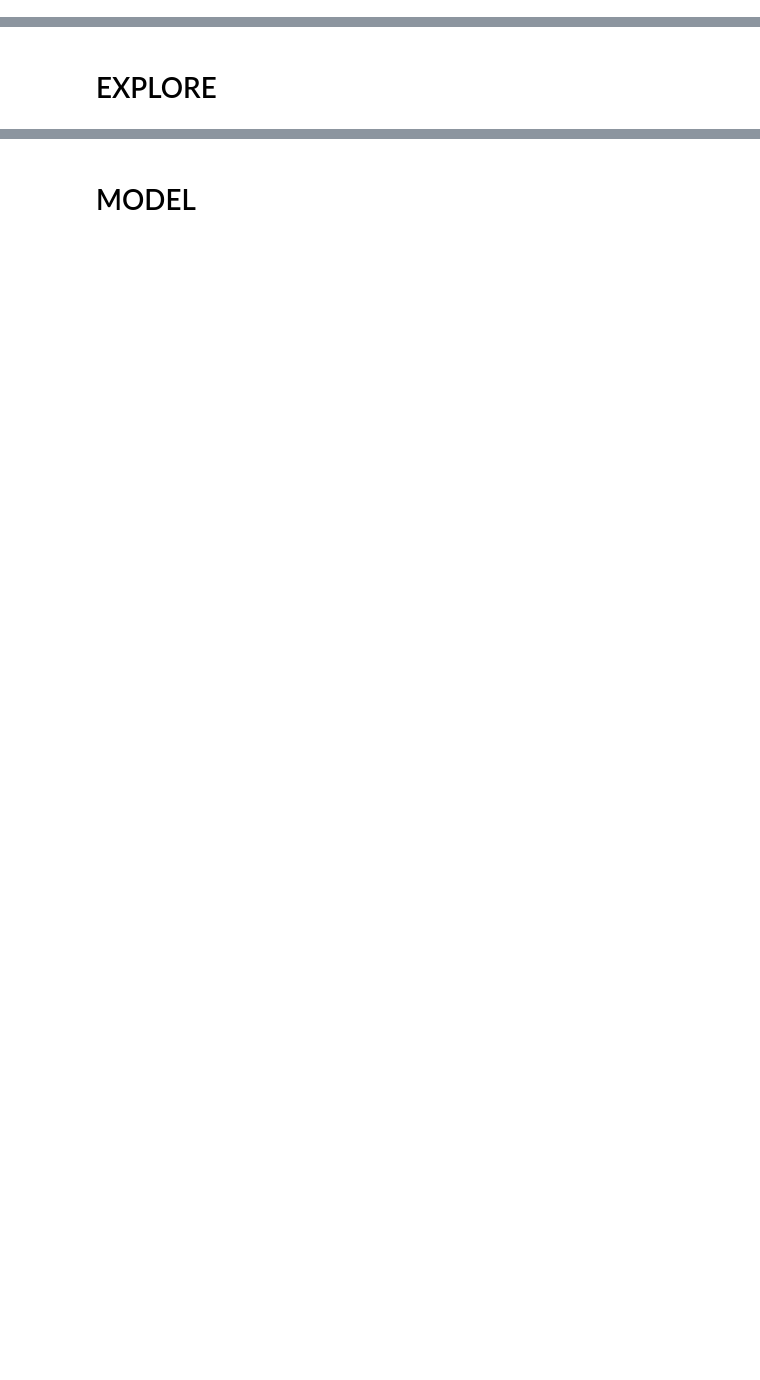
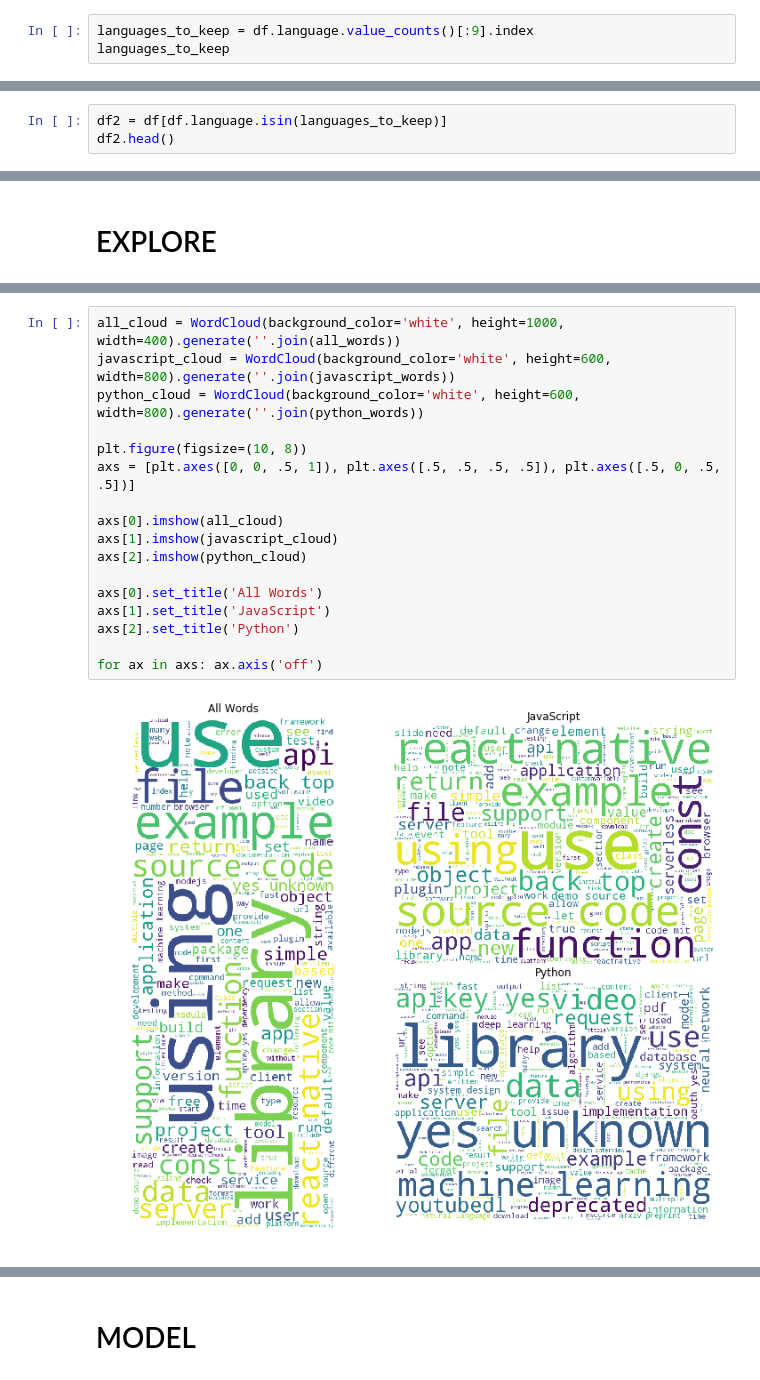
Before and after one commit to helen-research/nlp_project, a Jupyter notebook: mz_working_nb.ipynb, the cells around one changed output, grey strips where cells are left out. Saved outputs shown, nothing was run; the diff lists cells and outputs as text; blank space fills up the shorter version.

```diff
--- a/mz_working_nb.ipynb
+++ b/mz_working_nb.ipynb
@@ -236,0 +301,3 @@ Length: 281, dtype: int64
+# %%
+languages_to_keep = df.language.value_counts()[:9].index
+languages_to_keep
@@ -236,0 +308,3 @@ Length: 281, dtype: int64
+# %%
+df2 = df[df.language.isin(languages_to_keep)]
+df2.head()
@@ -238,0 +433,19 @@ Length: 281, dtype: int64
+# %%
+all_cloud = WordCloud(background_color='white', height=1000, width=400).generate(''.join(all_words))
+javascript_cloud = WordCloud(background_color='white', height=600, width=800).generate(''.join(javascript_words))
+python_cloud = WordCloud(background_color='white', height=600, width=800).generate(''.join(python_words))
+
+plt.figure(figsize=(10, 8))
+axs = [plt.axes([0, 0, .5, 1]), plt.axes([.5, .5, .5, .5]), plt.axes([.5, 0, .5, .5])]
+
+axs[0].imshow(all_cloud)
+axs[1].imshow(javascript_cloud)
+axs[2].imshow(python_cloud)
+
+axs[0].set_title('All Words')
+axs[1].set_title('JavaScript')
+axs[2].set_title('Python')
+
+for ax in axs: ax.axis('off')
+# %% [output]
+[figure, added]
```
Also changed, not shown: parts of 31 cells of this notebook.
